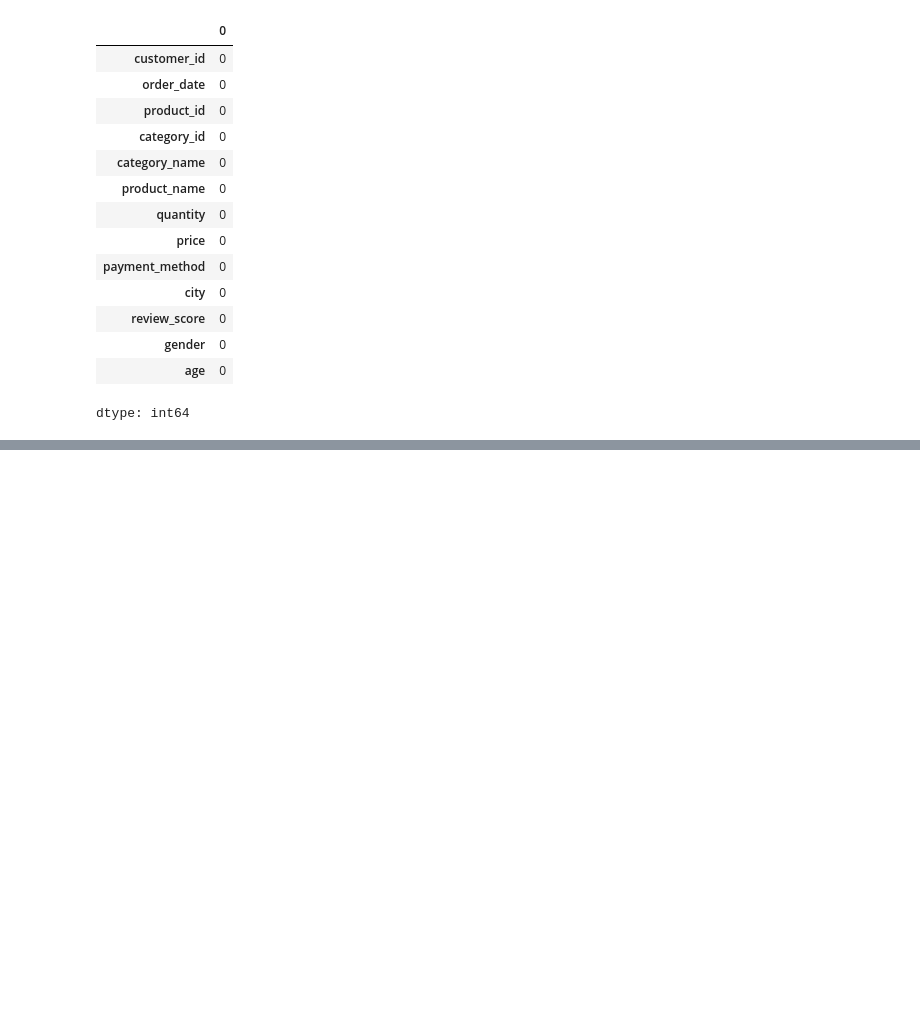
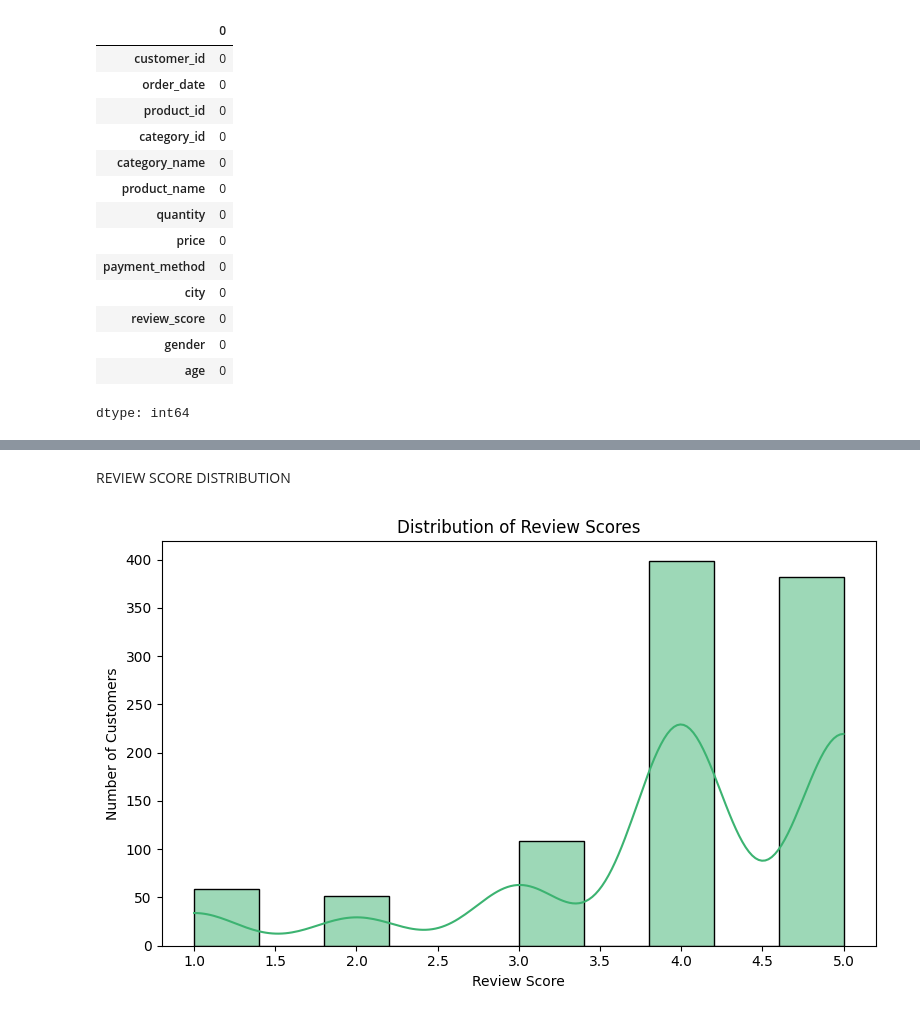
Before and after one commit to PatriciaKiarie04/e-commerce-dataset, a Jupyter notebook: Online_Retail_&_E_Commerce_dataset.ipynb, the cells around one changed output, grey strips where cells are left out. Cells and saved outputs as stored; diff of their text form; code cells hidden in the pictures; blank space fills up the shorter version.

```diff
--- a/Online_Retail_&_E_Commerce_dataset.ipynb
+++ b/Online_Retail_&_E_Commerce_dataset.ipynb
@@ -108,0 +180,12 @@ dtype: int64
+# %% [markdown]
+REVIEW SCORE DISTRIBUTION
+# %%
+plt.figure(figsize=(8,5))
+sns.histplot(df['review_score'], bins=10, color='mediumseagreen', kde=True)
+plt.title('Distribution of Review Scores')
+plt.xlabel('Review Score')
+plt.ylabel('Number of Customers')
+plt.tight_layout()
+plt.show()
+# %% [output]
+[figure, added]
```
Also changed, not shown: parts of 20 cells of this notebook.
